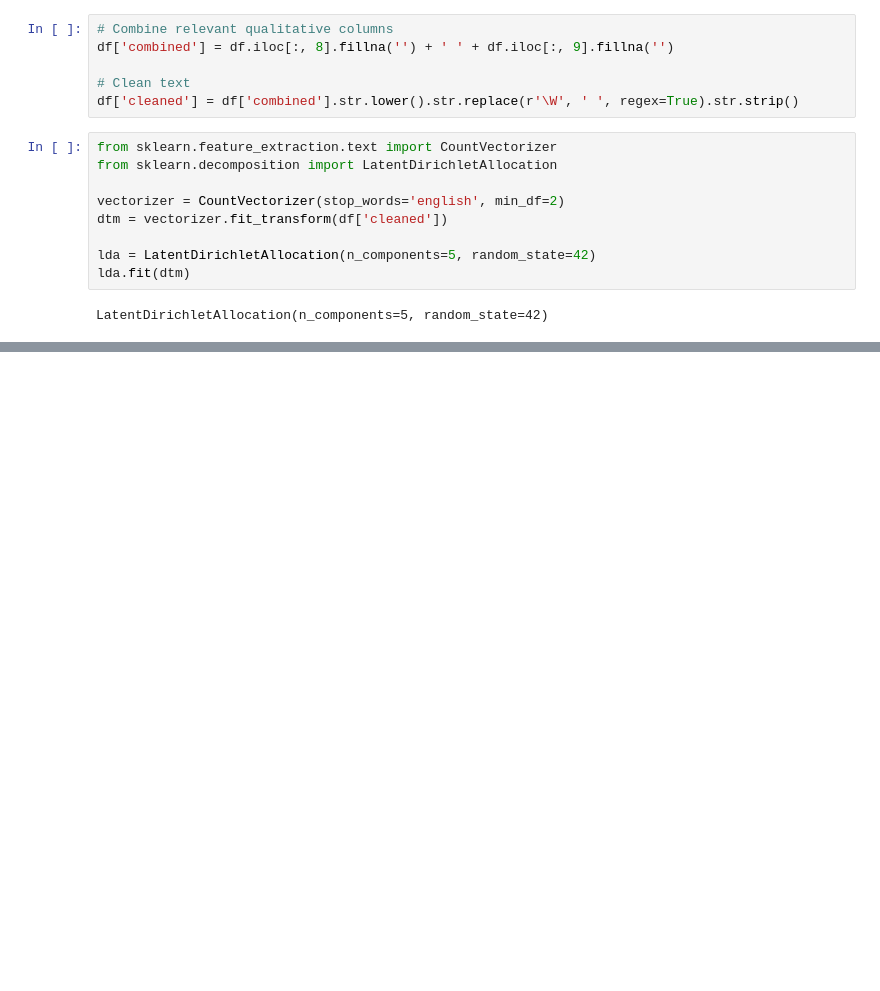
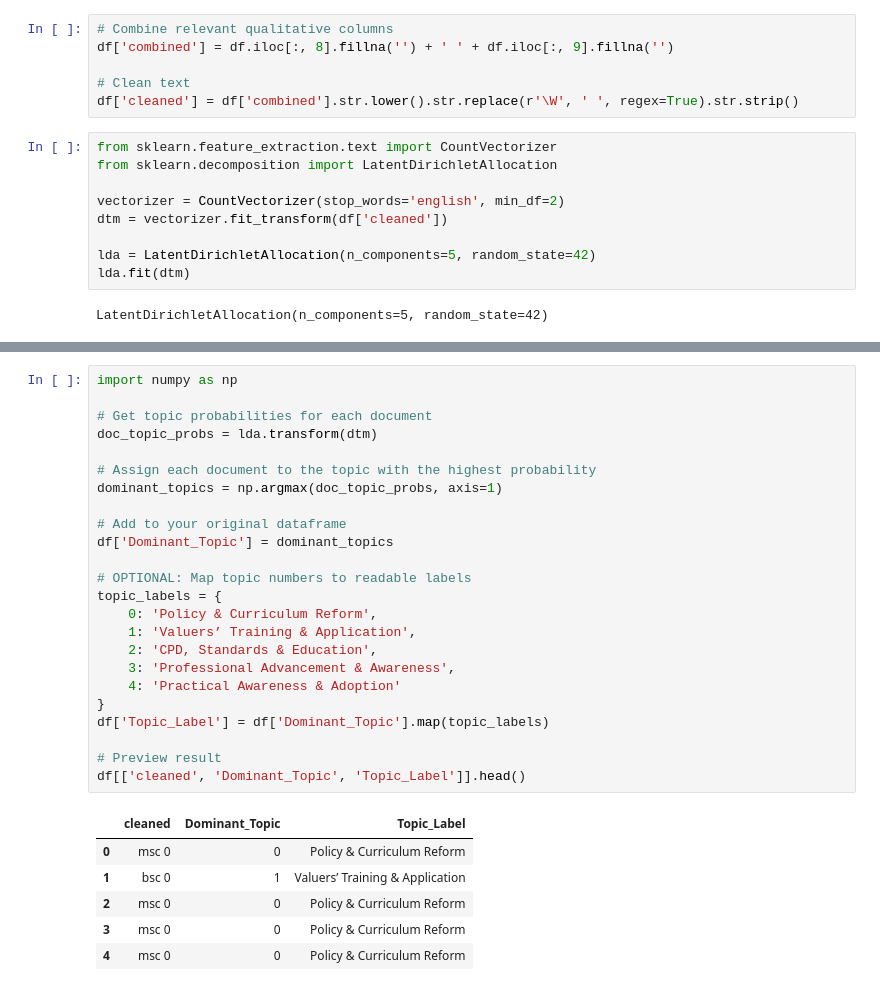
Before and after one commit to Mhuna91/10-08-2022_Assignment, a Jupyter notebook: Tokenization_of_Qualitative_Data.ipynb, the cells around one changed output, grey strips where cells are left out. Drawn from its saved outputs; the diff is of its cells as text; blank space fills up the shorter version.

```diff
--- a/Tokenization_of_Qualitative_Data.ipynb
+++ b/Tokenization_of_Qualitative_Data.ipynb
@@ -95,3 +95,34 @@ panel = prepare(
 pyLDAvis.display(panel)
 # %% [output]
 [interactive output not drawn]
+# %%
+import numpy as np
+
+# Get topic probabilities for each document
+doc_topic_probs = lda.transform(dtm)
+
+# Assign each document to the topic with the highest probability
+dominant_topics = np.argmax(doc_topic_probs, axis=1)
+
+# Add to your original dataframe
+df['Dominant_Topic'] = dominant_topics
+
+# OPTIONAL: Map topic numbers to readable labels
+topic_labels = {
+    0: 'Policy & Curriculum Reform',
+    1: 'Valuers’ Training & Application',
+    2: 'CPD, Standards & Education',
+    3: 'Professional Advancement & Awareness',
+    4: 'Practical Awareness & Adoption'
+}
+df['Topic_Label'] = df['Dominant_Topic'].map(topic_labels)
+
+# Preview result
+df[['cleaned', 'Dominant_Topic', 'Topic_Label']].head()
+# %% [output]
+|  | cleaned | Dominant_Topic | Topic_Label |
+| 0 | msc 0 | 0 | Policy & Curriculum Reform |
+| 1 | bsc 0 | 1 | Valuers’ Training & Application |
+| 2 | msc 0 | 0 | Policy & Curriculum Reform |
+| 3 | msc 0 | 0 | Policy & Curriculum Reform |
+| 4 | msc 0 | 0 | Policy & Curriculum Reform |
```
Also changed, not shown: parts of 2 cells of this notebook.
